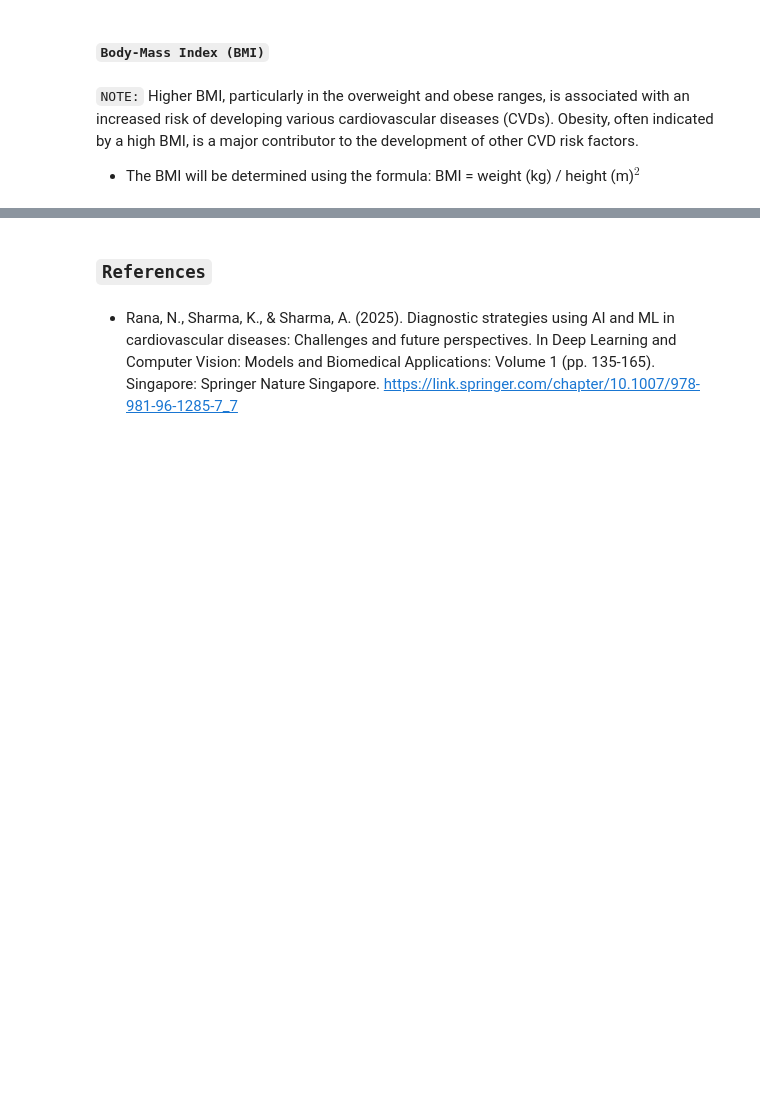
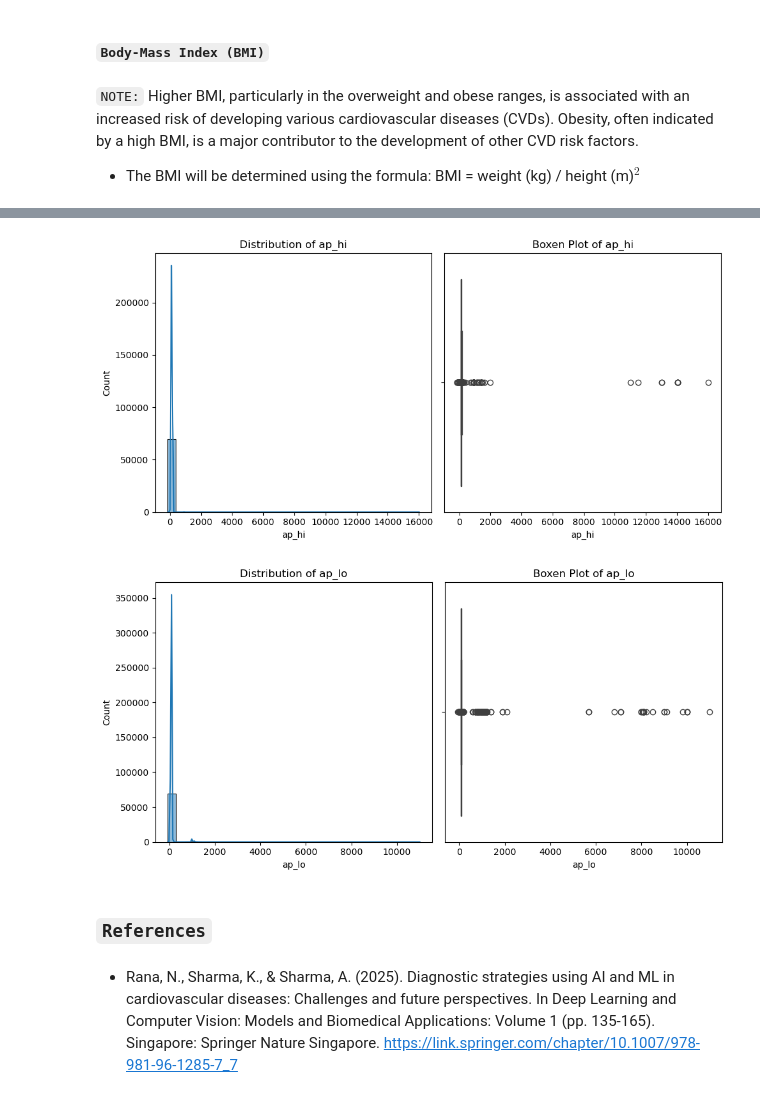
Before and after one commit to martin-m-kinoti/ML-CVDs, a Jupyter notebook: notebook.ipynb, the cells around one changed output, grey strips where cells are left out. Saved outputs shown, nothing was run; the diff lists cells and outputs as text; code cells hidden in the pictures; blank space fills up the shorter version.

```diff
--- a/notebook.ipynb
+++ b/notebook.ipynb
@@ -185,3 +184,25 @@ sns.histplot(data=data['bmi'], ax=axes[2][1], kde=True)
+# %%
+features = ["ap_hi", "ap_lo"] # Continuous data
+
+for feature in features:
+    fig, axes = plt.subplots(1, 2, figsize=(10, 5))
+
+    # Histogram + KDE
+    sns.histplot(data[feature], kde=True, bins=30, ax=axes[0])
+    axes[0].set_title(f"Distribution of {feature}")
+    axes[0].set_xlabel(feature)
+    axes[0].set_ylabel("Count")
+
+    # Boxen plot
+    sns.boxplot(x=data[feature], ax=axes[1])
+    axes[1].set_title(f"Boxen Plot of {feature}")
+    axes[1].set_xlabel(feature)
+
+    plt.tight_layout()
+    plt.show()
+# %% [output]
+[figure, added]
+[figure, added]
 # %% [markdown]
 ### `References`
 # %% [markdown]
```
Also changed, not shown: parts of 6 cells of this notebook.
